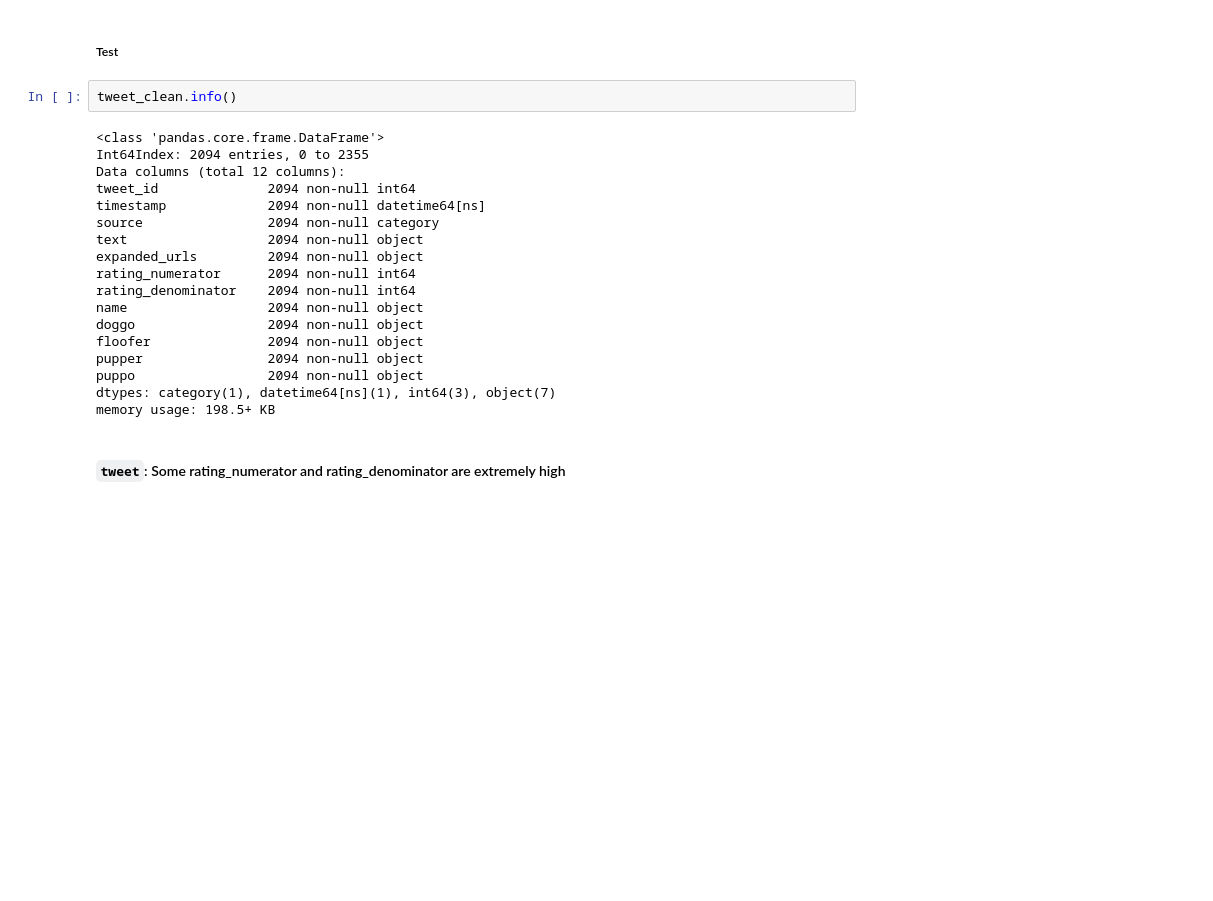
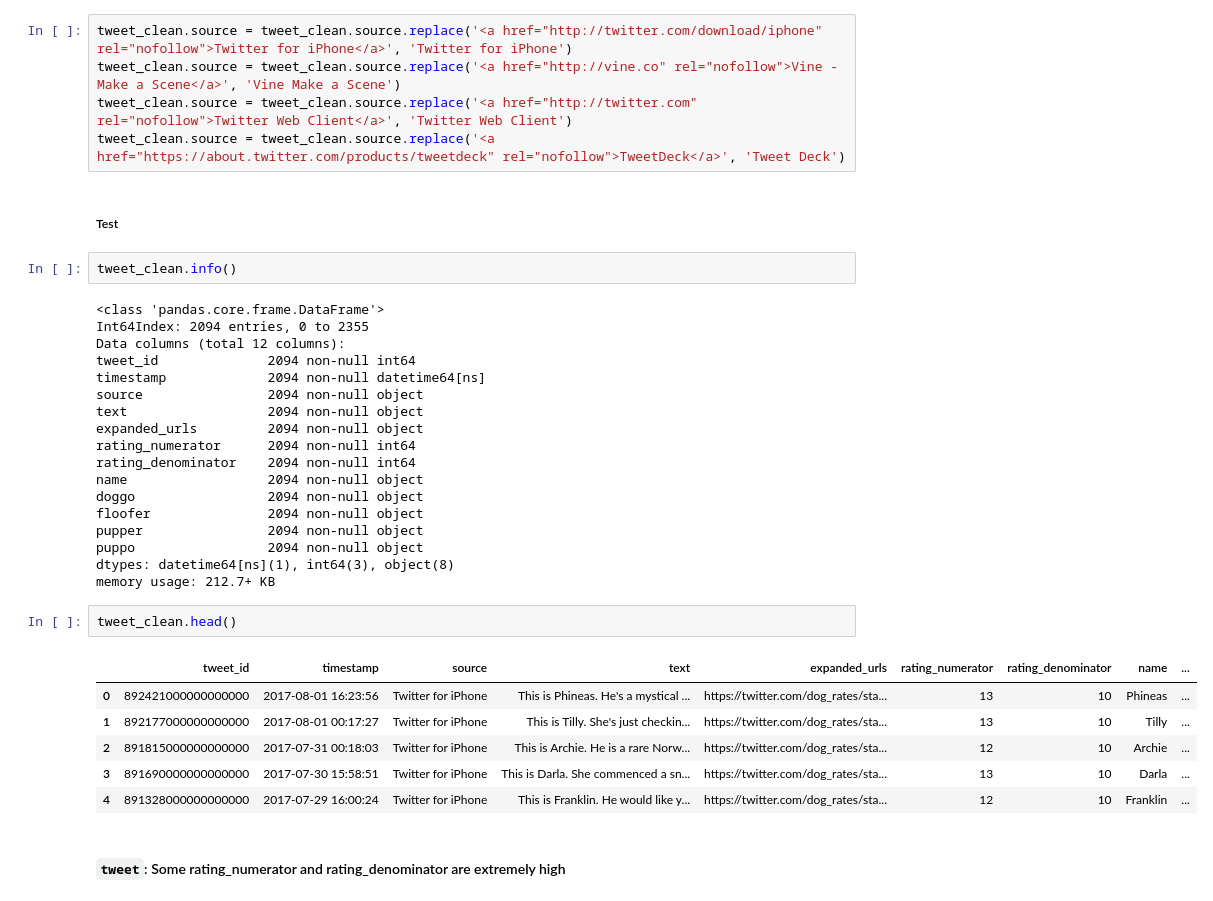
Before and after one commit to michellemao0224/Data-Wrangling, a Jupyter notebook: Project/wrangle_act.ipynb, the cells around one changed output. Saved outputs shown, nothing was run; the diff lists cells and outputs as text; blank space fills up the shorter version.

```diff
--- a/Project/wrangle_act.ipynb
+++ b/Project/wrangle_act.ipynb
@@ -492,6 +213,11 @@ tweet_clean.tweet_id = tweet_clean.tweet_id.astype(int)
 tweet_clean.text = tweet_clean.text.astype(str)
 tweet_clean.source = tweet_clean.source.astype('category')
 tweet_clean.timestamp = pd.to_datetime(tweet_clean.timestamp)
+# %%
+tweet_clean.source = tweet_clean.source.replace('<a href="http://twitter.com/download/iphone" rel="nofollow">Twitter for iPhone</a>', 'Twitter for iPhone')
+tweet_clean.source = tweet_clean.source.replace('<a href="http://vine.co" rel="nofollow">Vine - Make a Scene</a>', 'Vine Make a Scene')
+tweet_clean.source = tweet_clean.source.replace('<a href="http://twitter.com" rel="nofollow">Twitter Web Client</a>', 'Twitter Web Client')
+tweet_clean.source = tweet_clean.source.replace('<a href="https://about.twitter.com/products/tweetdeck" rel="nofollow">TweetDeck</a>', 'Tweet Deck')
 # %% [markdown]
 ##### Test
 # %%
@@ -502,7 +228,7 @@ Int64Index: 2094 entries, 0 to 2355
 Data columns (total 12 columns):
 tweet_id              2094 non-null int64
 timestamp             2094 non-null datetime64[ns]
-source                2094 non-null category
+source                2094 non-null object
 text                  2094 non-null object
 expanded_urls         2094 non-null object
 rating_numerator      2094 non-null int64
@@ -512,8 +238,17 @@ doggo                 2094 non-null object
 floofer               2094 non-null object
 pupper                2094 non-null object
 puppo                 2094 non-null object
-dtypes: category(1), datetime64[ns](1), int64(3), object(7)
-memory usage: 198.5+ KB
+dtypes: datetime64[ns](1), int64(3), object(8)
+memory usage: 212.7+ KB
+# %%
+tweet_clean.head()
+# %% [output]
+|  | tweet_id | timestamp | source | text | expanded_urls | rating_numerator | rating_denominator | name | ... |
+| 0 | 892421000000000000 | 2017-08-01 16:23:56 | Twitter for iPhone | This is Phineas. He's a mystical ... | https://twitter.com/dog_rates/sta... | 13 | 10 | Phineas | ... |
+| 1 | 892177000000000000 | 2017-08-01 00:17:27 | Twitter for iPhone | This is Tilly. She's just checkin... | https://twitter.com/dog_rates/sta... | 13 | 10 | Tilly | ... |
+| 2 | 891815000000000000 | 2017-07-31 00:18:03 | Twitter for iPhone | This is Archie. He is a rare Norw... | https://twitter.com/dog_rates/sta... | 12 | 10 | Archie | ... |
+| 3 | 891690000000000000 | 2017-07-30 15:58:51 | Twitter for iPhone | This is Darla. She commenced a sn... | https://twitter.com/dog_rates/sta... | 13 | 10 | Darla | ... |
+| 4 | 891328000000000000 | 2017-07-29 16:00:24 | Twitter for iPhone | This is Franklin. He would like y... | https://twitter.com/dog_rates/sta... | 12 | 10 | Franklin | ... |
 # %% [markdown]
 #### `tweet`: Some rating_numerator and rating_denominator are extremely high
 # %% [markdown]
```
Also changed, not shown: parts of 39 cells of this notebook.
